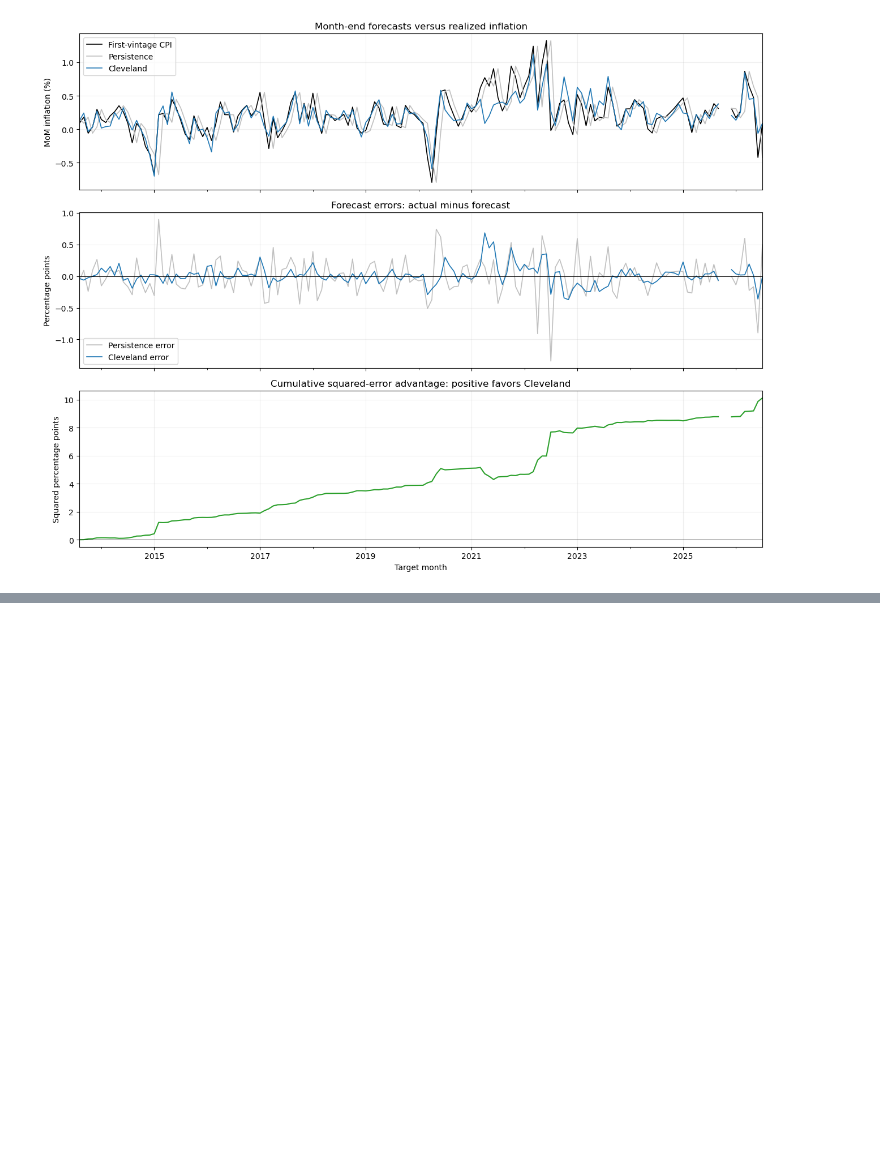
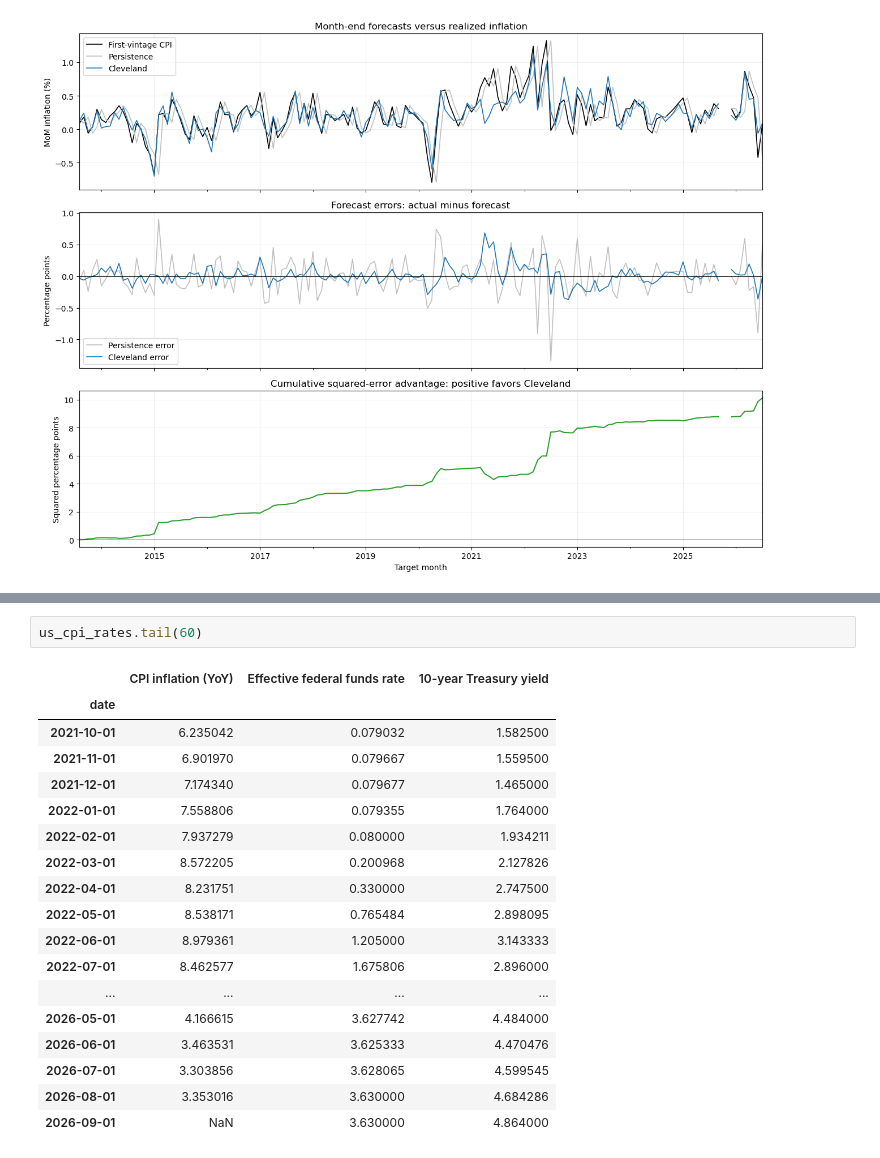
Before and after one commit to Yzc20060417/Systematic-Equities, a Jupyter notebook: EDA.ipynb, the cells around one changed output, grey strips where cells are left out. Cells and saved outputs as stored; diff of their text form; blank space fills up the shorter version.

```diff
--- a/EDA.ipynb
+++ b/EDA.ipynb
@@ -3365,0 +3461,21 @@ plt.show()
+# %%
+us_cpi_rates.tail(60)
+# %% [output]
+|  | CPI inflation (YoY) | Effective federal funds rate | 10-year Treasury yield |
+| date |  |  |  |
+| 2021-10-01 | 6.235042 | 0.079032 | 1.582500 |
+| 2021-11-01 | 6.901970 | 0.079667 | 1.559500 |
+| 2021-12-01 | 7.174340 | 0.079677 | 1.465000 |
+| 2022-01-01 | 7.558806 | 0.079355 | 1.764000 |
+| 2022-02-01 | 7.937279 | 0.080000 | 1.934211 |
+| 2022-03-01 | 8.572205 | 0.200968 | 2.127826 |
+| 2022-04-01 | 8.231751 | 0.330000 | 2.747500 |
+| 2022-05-01 | 8.538171 | 0.765484 | 2.898095 |
+| 2022-06-01 | 8.979361 | 1.205000 | 3.143333 |
+| 2022-07-01 | 8.462577 | 1.675806 | 2.896000 |
+| ... | ... | ... | ... |
+| 2026-05-01 | 4.166615 | 3.627742 | 4.484000 |
+| 2026-06-01 | 3.463531 | 3.625333 | 4.470476 |
+| 2026-07-01 | 3.303856 | 3.628065 | 4.599545 |
+| 2026-08-01 | 3.353016 | 3.630000 | 4.684286 |
+| 2026-09-01 | NaN | 3.630000 | 4.864000 |
```
Also changed, not shown: parts of 11 cells of this notebook.
